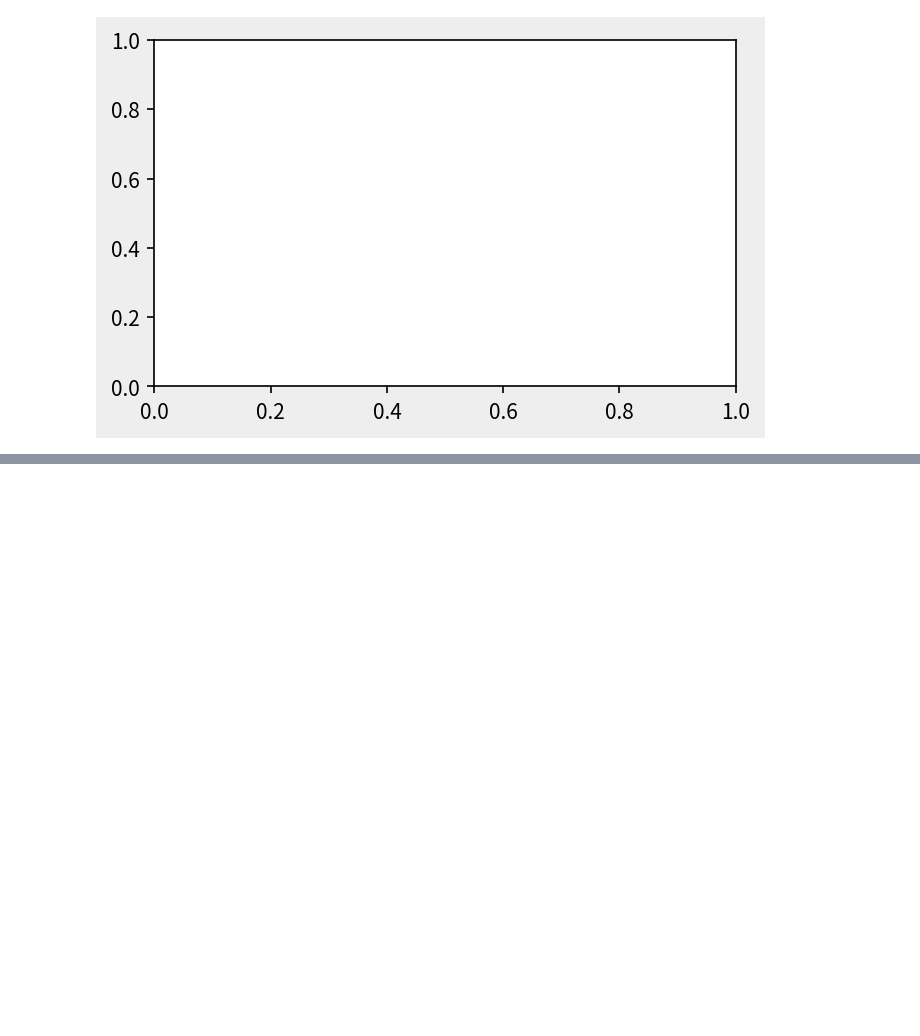
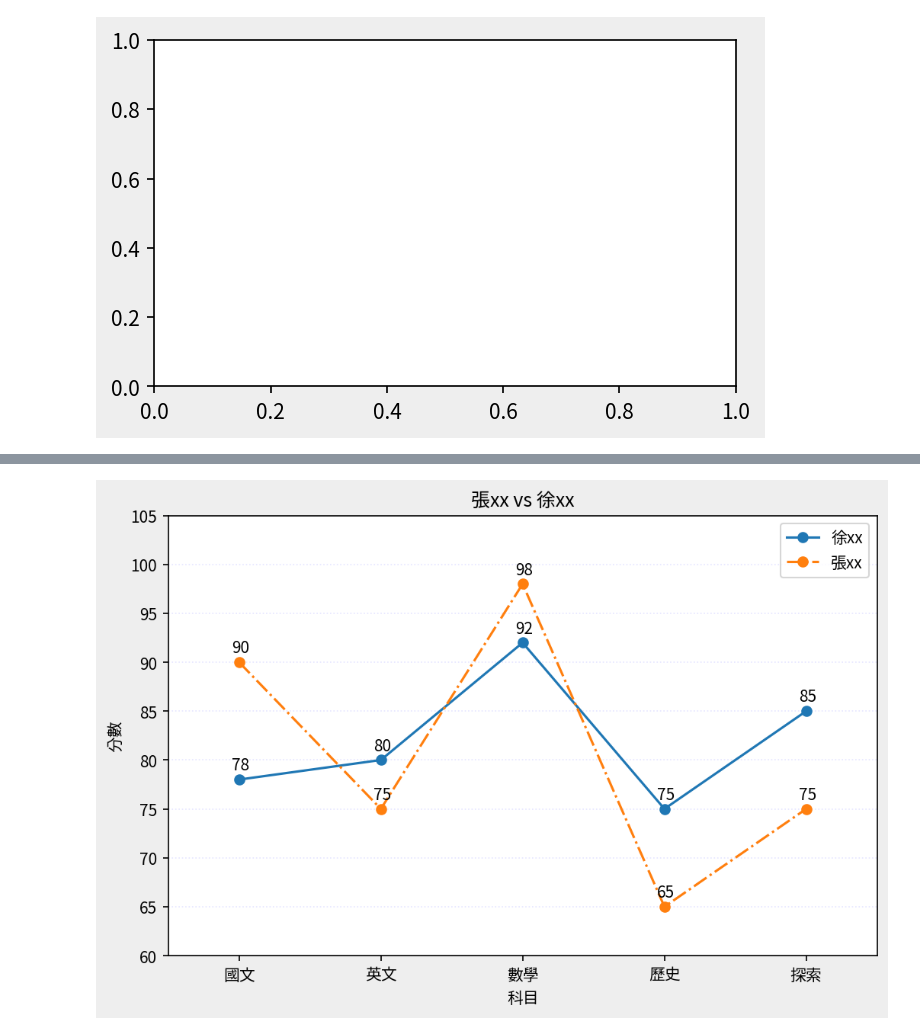
Before and after one commit to linjaki/python, a Jupyter notebook: lesson13/lesson13_3.ipynb, the cells around one changed output, grey strips where cells are left out. Cells and saved outputs as stored; diff of their text form; code cells hidden in the pictures; blank space fills up the shorter version.

```diff
--- a/lesson13/lesson13_3.ipynb
+++ b/lesson13/lesson13_3.ipynb
@@ -64,3 +64,29 @@ axes.grid(axis='y', color='blue', alpha=0.2, linestyle=':')
 -在 y 軸方向顯示網格線，顏色為藍色，透明度 0.2，線條樣式為點狀線。
 
 plt.show()：將圖形顯示出來
+# %%
+figure = plt.figure(figsize=(8, 5),dpi=150,facecolor='#eeeeee')
+axes = figure.add_subplot(1,1,1)
+axes.plot(subjects,student1_value,marker='o',label="徐xx")
+axes.plot(subjects,student2_value,marker='o',linestyle='-.',label="張xx")
+axes.set_title("張xx vs 徐xx")
+axes.set_xlabel("科目")
+axes.set_ylabel("分數")
+axes.legend()
+xlocations = axes.get_xticks()
+for index in range(len(xlocations)):
+    x = xlocations[index]
+    student1_y = student1_value[index]
+    student2_y = student2_value[index]
+    # print("x座標:",x)
+    # print("s1_y_座標:",student1_y)
+    # print("s2_y_座標:",student2_y)
+    # print("==================")
+    axes.annotate(str(student1_y),(x-0.05,student1_y+1))
+    axes.annotate(str(student2_y),(x-0.05,student2_y+1))
+    axes.set_xlim(-0.5,4.5)
+    axes.set_ylim(60,105)
+axes.grid(axis='y',color='blue',alpha=0.1,linestyle=':')
+plt.show()
+# %% [output]
+[figure, added]
```
Also changed, not shown: parts of 2 cells of this notebook.
